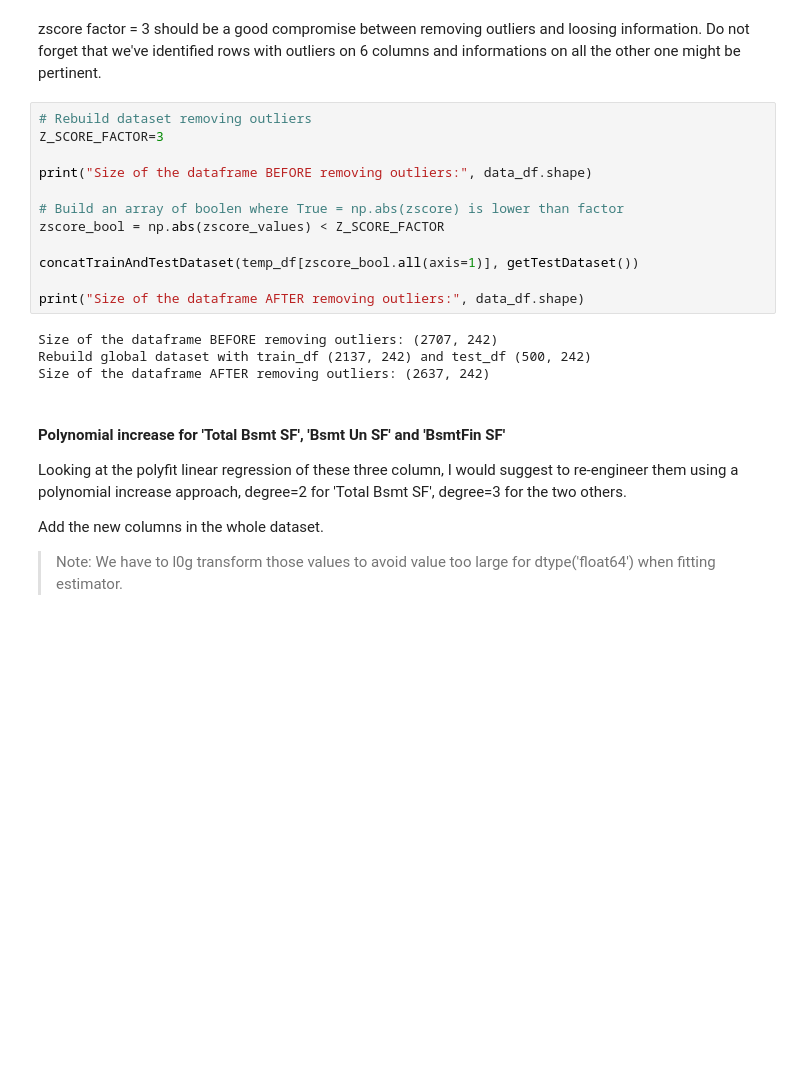
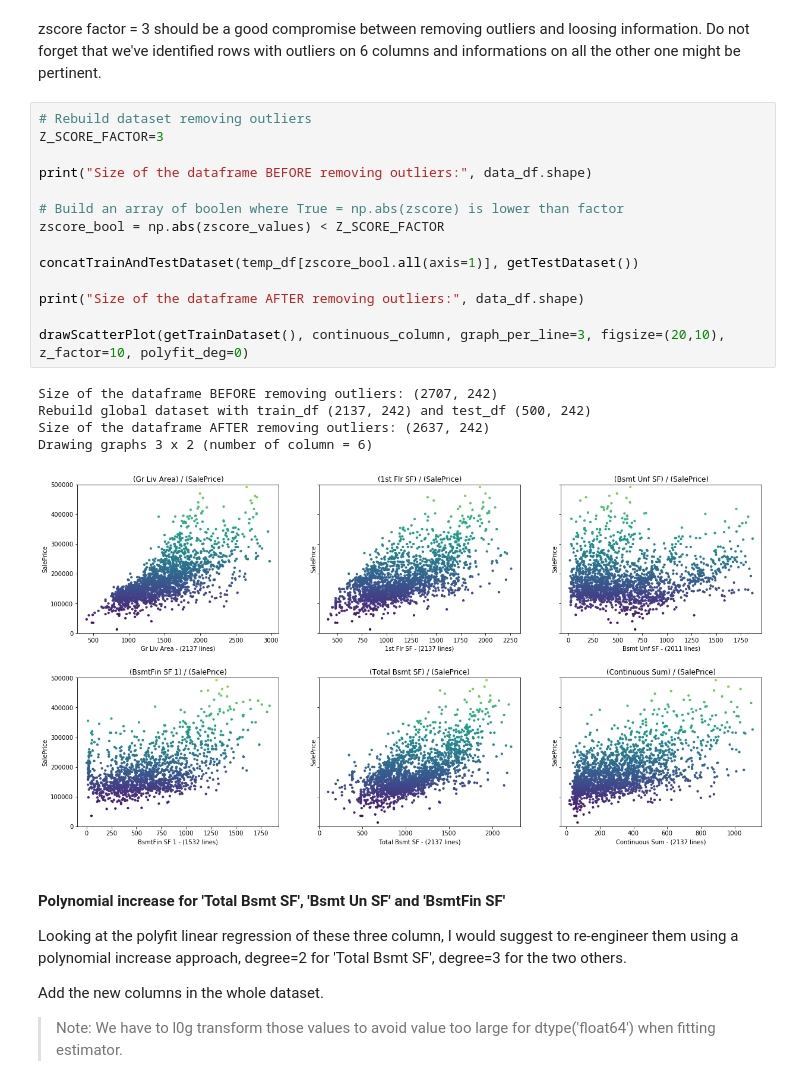
Before and after one commit to xnicolovici/machine_learning, a Jupyter notebook: notebooks/Course No 3/09. Course project/03. Part 2 - House prices/house-prices-solution-1-of-2.ipynb, the cells around one changed output. Cells and saved outputs as stored; diff of their text form; blank space fills up the shorter version.

```diff
--- a/notebooks/Course No 3/09. Course project/03. Part 2 - House prices/house-prices-solution-1-of-2.ipynb
+++ b/notebooks/Course No 3/09. Course project/03. Part 2 - House prices/house-prices-solution-1-of-2.ipynb
@@ -1483,19 +1473,23 @@ zscore factor = 3 should be a good compromise between removing outliers and loos
 # %%
 # Rebuild dataset removing outliers
 Z_SCORE_FACTOR=3
 
 print("Size of the dataframe BEFORE removing outliers:", data_df.shape)
 
 # Build an array of boolen where True = np.abs(zscore) is lower than factor
 zscore_bool = np.abs(zscore_values) < Z_SCORE_FACTOR
 
 concatTrainAndTestDataset(temp_df[zscore_bool.all(axis=1)], getTestDataset())
 
 print("Size of the dataframe AFTER removing outliers:", data_df.shape)
+
+drawScatterPlot(getTrainDataset(), continuous_column, graph_per_line=3, figsize=(20,10), z_factor=10, polyfit_deg=0)
 # %% [output]
 Size of the dataframe BEFORE removing outliers: (2707, 242)
 Rebuild global dataset with train_df (2137, 242) and test_df (500, 242)
 Size of the dataframe AFTER removing outliers: (2637, 242)
+Drawing graphs 3 x 2 (number of column = 6)
+[figure, added]
 # %% [markdown]
 #### Polynomial increase for 'Total Bsmt SF', 'Bsmt Un SF' and 'BsmtFin SF'
 
```
Also changed, not shown: parts of 16 cells of this notebook, 6 other files.
